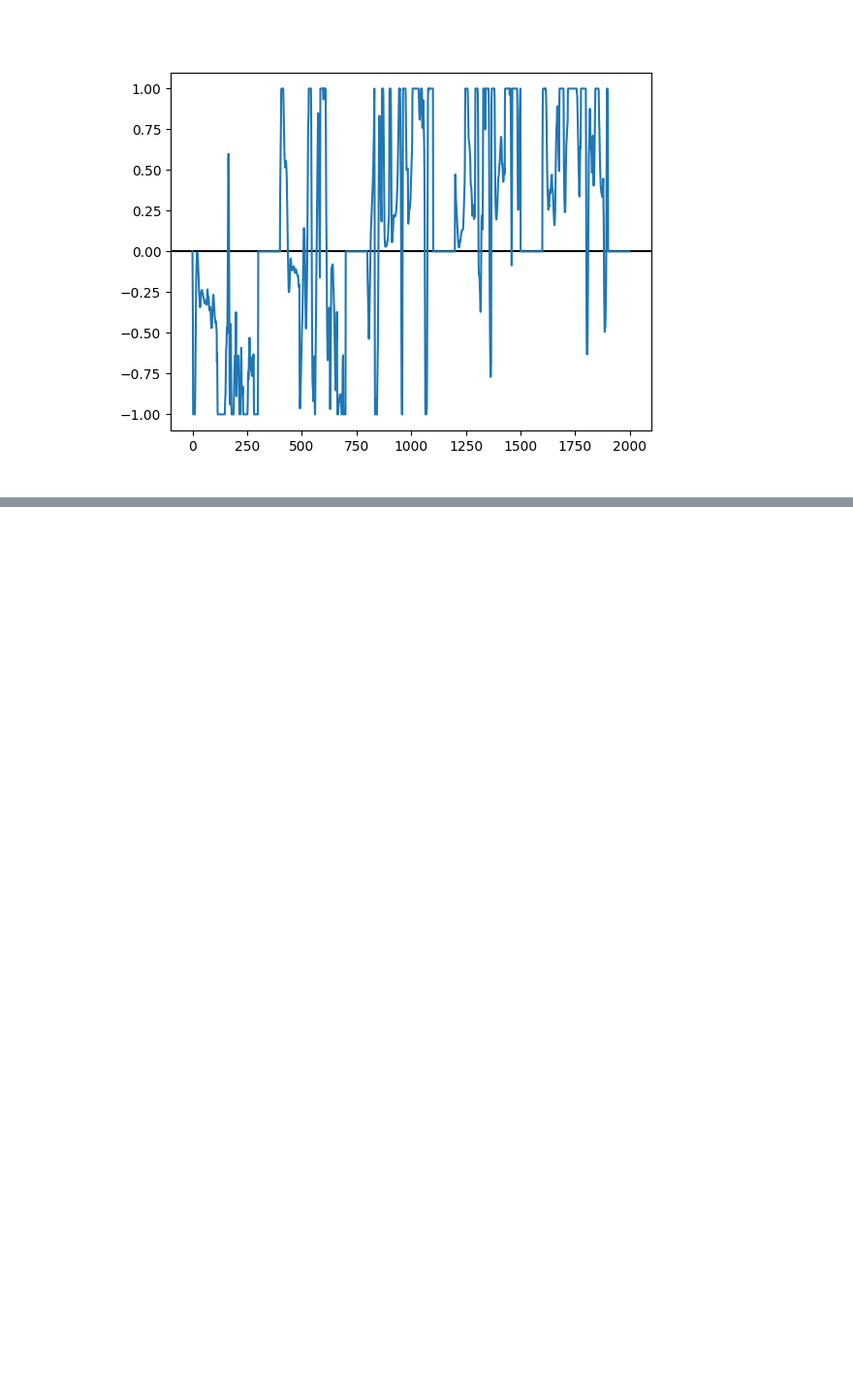
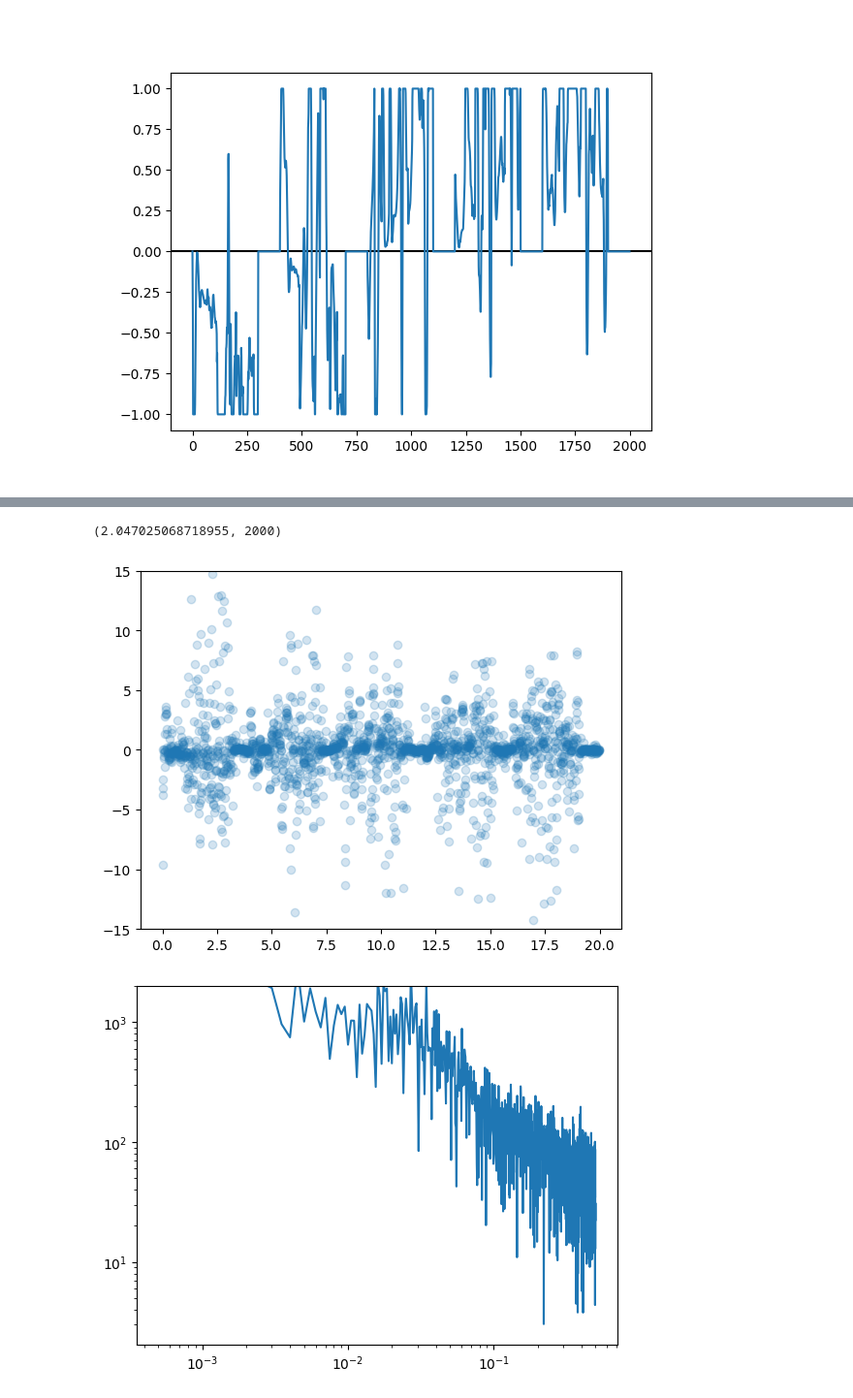
Before and after one commit to NovelMobileRobotsLab/rock, a Jupyter notebook: genesis-sim/tumbling/projruns/velctrl_s5r3_2025-04-14_20-03-01/analysis.ipynb, the cells around one changed output, grey strips where cells are left out. Shown at 97% size. Cells and saved outputs as stored; diff of their text form; code cells hidden in the pictures; blank space fills up the shorter version.

```diff
--- a/genesis-sim/tumbling/projruns/velctrl_s5r3_2025-04-14_20-03-01/analysis.ipynb
+++ b/genesis-sim/tumbling/projruns/velctrl_s5r3_2025-04-14_20-03-01/analysis.ipynb
@@ -110,0 +122,26 @@ Text(0.5, 0, 'Time (s)')
+# %%
+dofvel = df['obs8']*37.5
+diffdofvel = np.diff(dofvel,prepend=0)
+
+energy = diffdofvel**2
+energy = np.cumsum(energy)
+
+plt.figure()
+plt.scatter(np.arange(len(df))*0.01, diffdofvel, alpha=0.2)
+plt.ylim(-15,15)
+
+#FFT of dofvel
+fft = np.fft.fft(dofvel)
+frequencies = np.fft.fftfreq(len(dofvel))
+plt.figure()
+# plt.plot(frequencies, np.abs(fft))
+#just the positive frequencies
+plt.plot(frequencies[frequencies>0], np.abs(fft[frequencies>0]))
+#make loglog
+plt.xscale('log')
+plt.yscale('log')
+plt.ylim(0,2000)
+# %% [output]
+(2.047025068718955, 2000)
+[figure, added]
+[figure, added]
```
Also changed, not shown: parts of 1 cell of this notebook, 22 other files.
